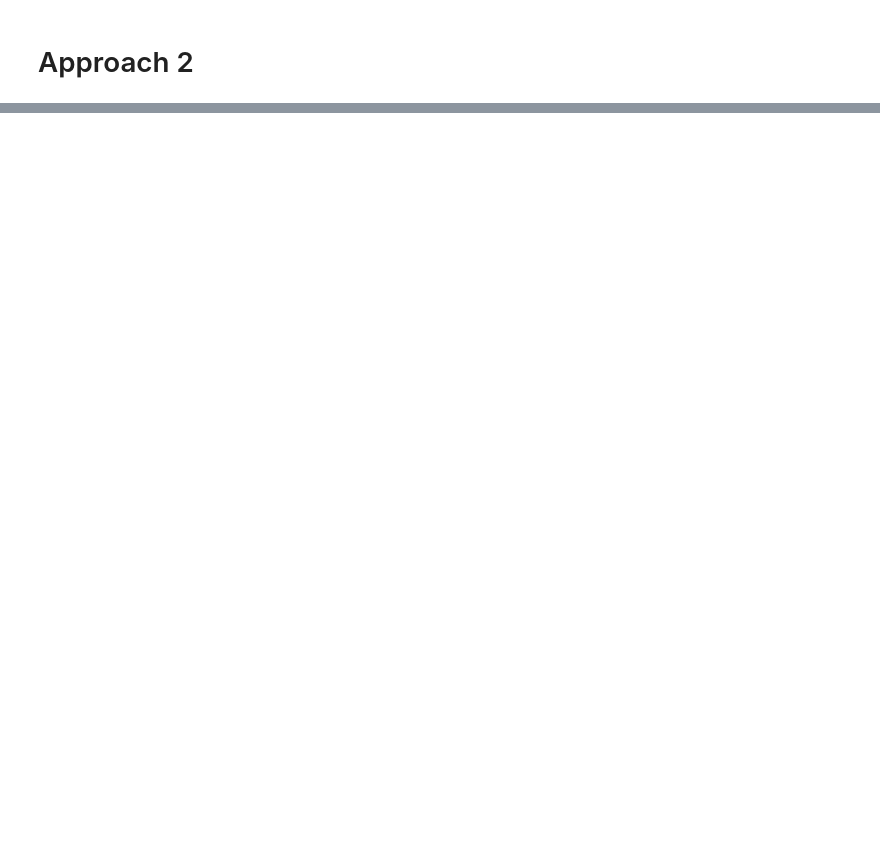
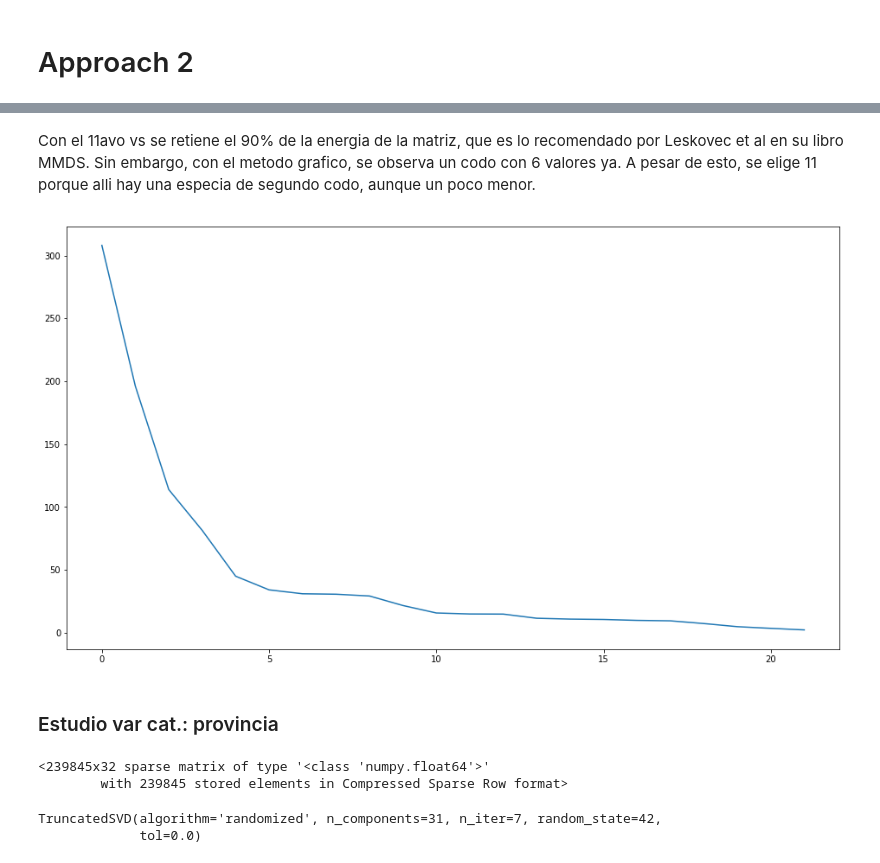
Before and after one commit to rozanecm/7506_tp2_2c2019, a Jupyter notebook: notebooks/first approaches by rozanecm.ipynb, the cells around one changed output, grey strips where cells are left out. Cells and saved outputs as stored; diff of their text form; code cells hidden in the pictures; blank space fills up the shorter version.

```diff
--- a/notebooks/first approaches by rozanecm.ipynb
+++ b/notebooks/first approaches by rozanecm.ipynb
@@ -205,0 +264,7 @@ save_submission(df, description="first approach. Not taking any text atts. Rando
+# %%
+enc = OneHotEncoder(handle_unknown='ignore')
+aux = enc.fit_transform(train[['tipodepropiedad']].dropna())
+# %%
+from sklearn.decomposition import TruncatedSVD
+svd = TruncatedSVD(n_components=22, n_iter=7, random_state=42)
+svd.fit(aux)
@@ -205,0 +302,11 @@ save_submission(df, description="first approach. Not taking any text atts. Rando
+# %% [markdown]
+Con el 11avo vs se retiene el 90% de la energia de la matriz, que es lo recomendado por Leskovec et al en su libro MMDS. Sin embargo, con el metodo grafico, se observa un codo con 6 valores ya. A pesar de esto, se elige 11 porque alli hay una especia de segundo codo, aunque un poco menor.
+# %%
+import matplotlib.pyplot as plt
+plt.figure(figsize=(16,9))
+plt.plot(svd.singular_values_)
+plt.show()
+# %% [output]
+[figure, added]
+# %% [markdown]
+### Estudio var cat.: provincia
@@ -205,0 +316,13 @@ save_submission(df, description="first approach. Not taking any text atts. Rando
+# %%
+aux
+# %% [output]
+<239845x32 sparse matrix of type '<class 'numpy.float64'>'
+        with 239845 stored elements in Compressed Sparse Row format>
+# %%
+from sklearn.decomposition import TruncatedSVD
+# me quedo con todas las componentes para poder analizar cuantas dimensiones conviene retener
+svd = TruncatedSVD(n_components=31, n_iter=7, random_state=42)
+svd.fit(aux)
+# %% [output]
+TruncatedSVD(algorithm='randomized', n_components=31, n_iter=7, random_state=42,
+             tol=0.0)
```
Also changed, not shown: parts of 45 cells of this notebook.
